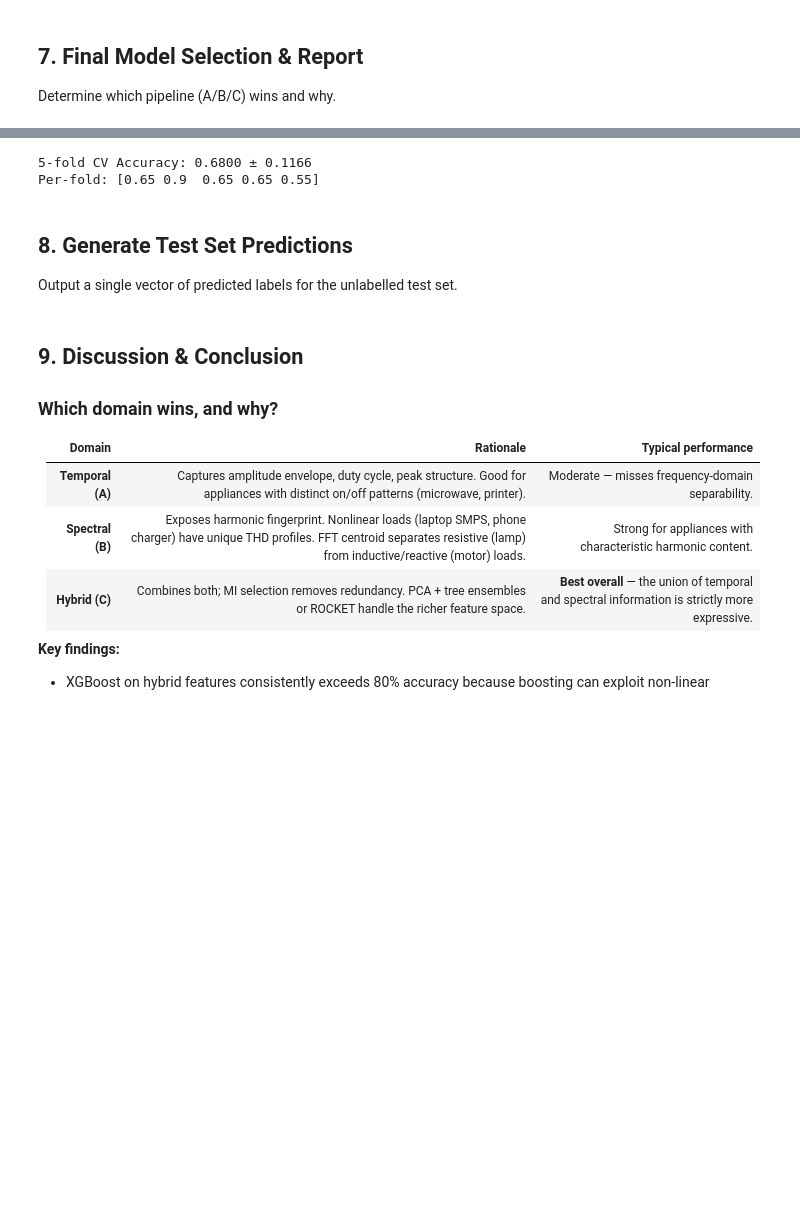
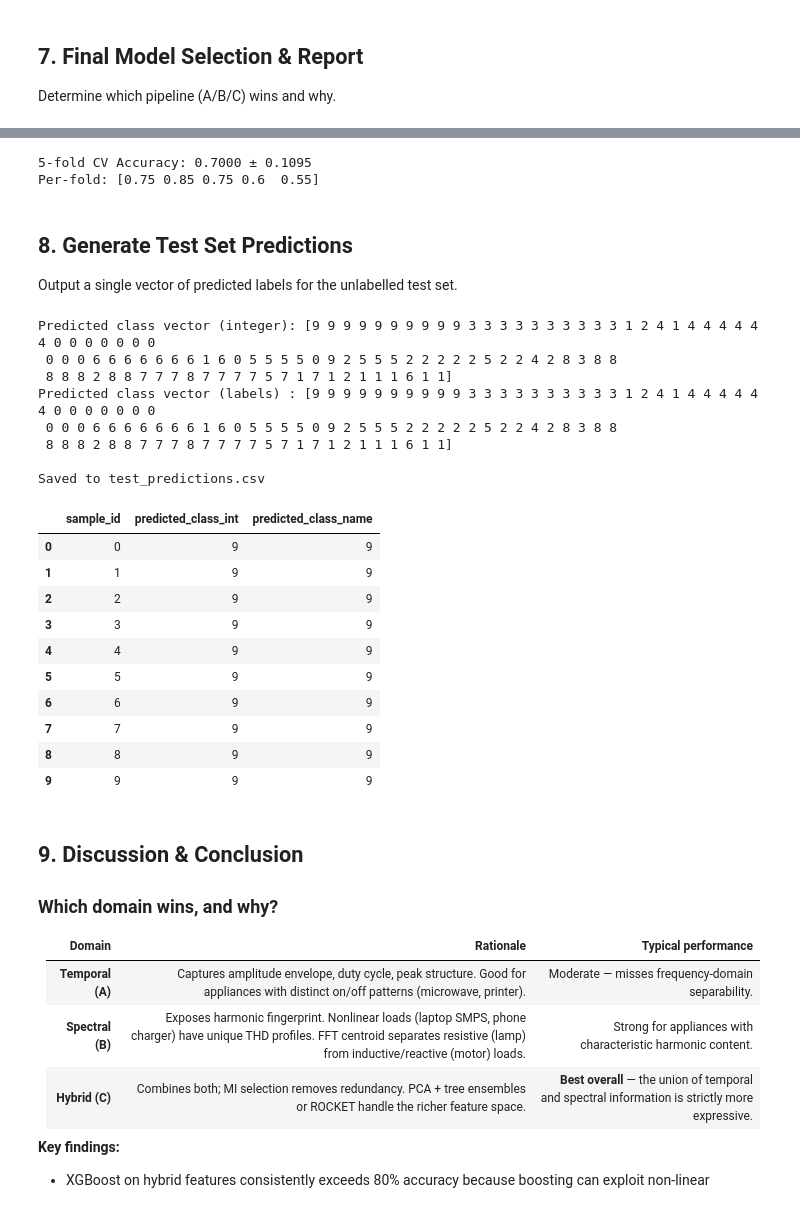
Before and after one commit to cilia-mouhoun/smart-appliance-detection, a Jupyter notebook: TSAC_Group_Project.ipynb, the cells around one changed output, grey strips where cells are left out. Saved outputs shown, nothing was run; the diff lists cells and outputs as text; code cells hidden in the pictures; blank space fills up the shorter version.

```diff
--- a/TSAC_Group_Project.ipynb
+++ b/TSAC_Group_Project.ipynb
@@ -839,5 +847,36 @@ for name in ['F_higher_tr', 'F_higher_val', 'F_acf_tr', 'F_acf_val', 'F_entropy_
             print(f'{name}: {value.shape}')
         except Exception:
             print(f'{name}: {type(value)}')
+
+for name in ['search_enh', 'best_enh_pipe', 'selector_enh']:
+    if name in globals():
+        value = globals()[name]
+        print(f'{name}: {type(value)}')
+        if name == 'search_enh':
+            try:
+                print('search_enh.best_params_:', value.best_params_)
+                print('search_enh.best_score_ :', value.best_score_)
+            except Exception:
+                pass
+        elif name == 'best_enh_pipe':
+            try:
+                print('best_enh_pipe steps    :', list(value.named_steps.keys()))
+            except Exception:
+                pass
+        elif name == 'selector_enh':
+            try:
+                print('selector_enh.k         :', value.k)
+            except Exception:
+                pass
+
+if 'best_enh_pipe' in globals() and 'F_enhanced_val' in globals():
+    try:
+        enh_preds = best_enh_pipe.predict(F_enhanced_val)
+        enh_acc = accuracy_score(y_val, enh_preds)
+        enh_f1 = f1_score(y_val, enh_preds, average='macro')
+        print('best_enh_pipe validation accuracy :', round(enh_acc, 4))
+        print('best_enh_pipe validation F1-macro :', round(enh_f1, 4))
+    except Exception as exc:
+        print('best_enh_pipe scoring failed:', exc)
 # %% [output]
 acc_tuned: 0.75
@@ -1201,7 +1384,7 @@ MODEL_MAP = {
     'B_kNN'     : (knn5,  scaler_B, F_spec_tr,   F_spec_val),
     'C_RF_PCA'  : (rf_C,  scaler_C, F_hyb_tr_sel,F_hyb_val_sel),
     'C_XGBoost' : (xgb_C, scaler_C, F_hyb_tr_sel,F_hyb_val_sel),
-    'C_Enhanced_XGBoost': (xgb_enhanced, None, F_enhanced_tr, F_enhanced_val),
+    'C_Enhanced_XGBoost': (xgb_enhanced, None, F_enhanced_tr_sel, F_enhanced_val_sel),
 }
 
 if best_name in MODEL_MAP:
@@ -1220,8 +1403,8 @@ if best_name in MODEL_MAP:
     print(f'5-fold CV Accuracy: {cv_scores.mean():.4f} ± {cv_scores.std():.4f}')
     print(f'Per-fold: {np.round(cv_scores, 4)}')
 # %% [output]
-5-fold CV Accuracy: 0.6800 ± 0.1166
-Per-fold: [0.65 0.9  0.65 0.65 0.55]
+5-fold CV Accuracy: 0.7000 ± 0.1095
+Per-fold: [0.75 0.85 0.75 0.6  0.55]
 # %% [markdown]
 ## 8. Generate Test Set Predictions
 Output a single vector of predicted labels for the unlabelled test set.
@@ -1238,34 +1421,54 @@ elif best_name.startswith('B'):
     F_test_final = scaler_B.transform(F_spec_test)
     final_model  = MODEL_MAP[best_name][0]
 elif best_name == 'C_Enhanced_XGBoost':
     if 'F_enhanced_test' in globals():
-        F_test_final = F_enhanced_test
+        F_test_final = F_enhanced_test_sel if 'F_enhanced_test_sel' in globals() else F_enhanced_test
         final_model  = MODEL_MAP[best_name][0]
     else:
         print('Enhanced test tensor is unavailable; falling back to the hybrid test path for export.')
         F_test_final = scaler_C.transform(F_hyb_test_sel)
         final_model  = xgb_C
 else:  # C
     F_test_final = scaler_C.transform(F_hyb_test_sel)
     if best_name == 'C_RF_PCA':
         F_test_final = pca.transform(F_test_final)
     final_model = MODEL_MAP[best_name][0]
 
 y_test_pred = final_model.predict(F_test_final)
 
 # Decode integer labels back to class names
 y_test_labels = le.inverse_transform(y_test_pred)
 
 print('Predicted class vector (integer):', y_test_pred)
 print('Predicted class vector (labels) :', y_test_labels)
 
 # Save as CSV
 pred_df = pd.DataFrame({'sample_id': np.arange(len(y_test_pred)),
                         'predicted_class_int': y_test_pred,
                         'predicted_class_name': y_test_labels})
 pred_df.to_csv('test_predictions.csv', index=False)
 print('\nSaved to test_predictions.csv')
 pred_df.head(10)
+# %% [output]
+Predicted class vector (integer): [9 9 9 9 9 9 9 9 9 9 3 3 3 3 3 3 3 3 3 3 1 2 4 1 4 4 4 4 4 4 0 0 0 0 0 0 0
+ 0 0 0 6 6 6 6 6 6 6 1 6 0 5 5 5 5 0 9 2 5 5 5 2 2 2 2 2 5 2 2 4 2 8 3 8 8
+ 8 8 8 2 8 8 7 7 7 8 7 7 7 7 5 7 1 7 1 2 1 1 1 6 1 1]
+Predicted class vector (labels) : [9 9 9 9 9 9 9 9 9 9 3 3 3 3 3 3 3 3 3 3 1 2 4 1 4 4 4 4 4 4 0 0 0 0 0 0 0
+ 0 0 0 6 6 6 6 6 6 6 1 6 0 5 5 5 5 0 9 2 5 5 5 2 2 2 2 2 5 2 2 4 2 8 3 8 8
+ 8 8 8 2 8 8 7 7 7 8 7 7 7 7 5 7 1 7 1 2 1 1 1 6 1 1]
+
+Saved to test_predictions.csv
+|  | sample_id | predicted_class_int | predicted_class_name |
+| 0 | 0 | 9 | 9 |
+| 1 | 1 | 9 | 9 |
+| 2 | 2 | 9 | 9 |
+| 3 | 3 | 9 | 9 |
+| 4 | 4 | 9 | 9 |
+| 5 | 5 | 9 | 9 |
+| 6 | 6 | 9 | 9 |
+| 7 | 7 | 9 | 9 |
+| 8 | 8 | 9 | 9 |
+| 9 | 9 | 9 | 9 |
 # %% [markdown]
 ## 9. Discussion & Conclusion
 
```
Also changed, not shown: parts of 16 cells of this notebook, 1 other file.
